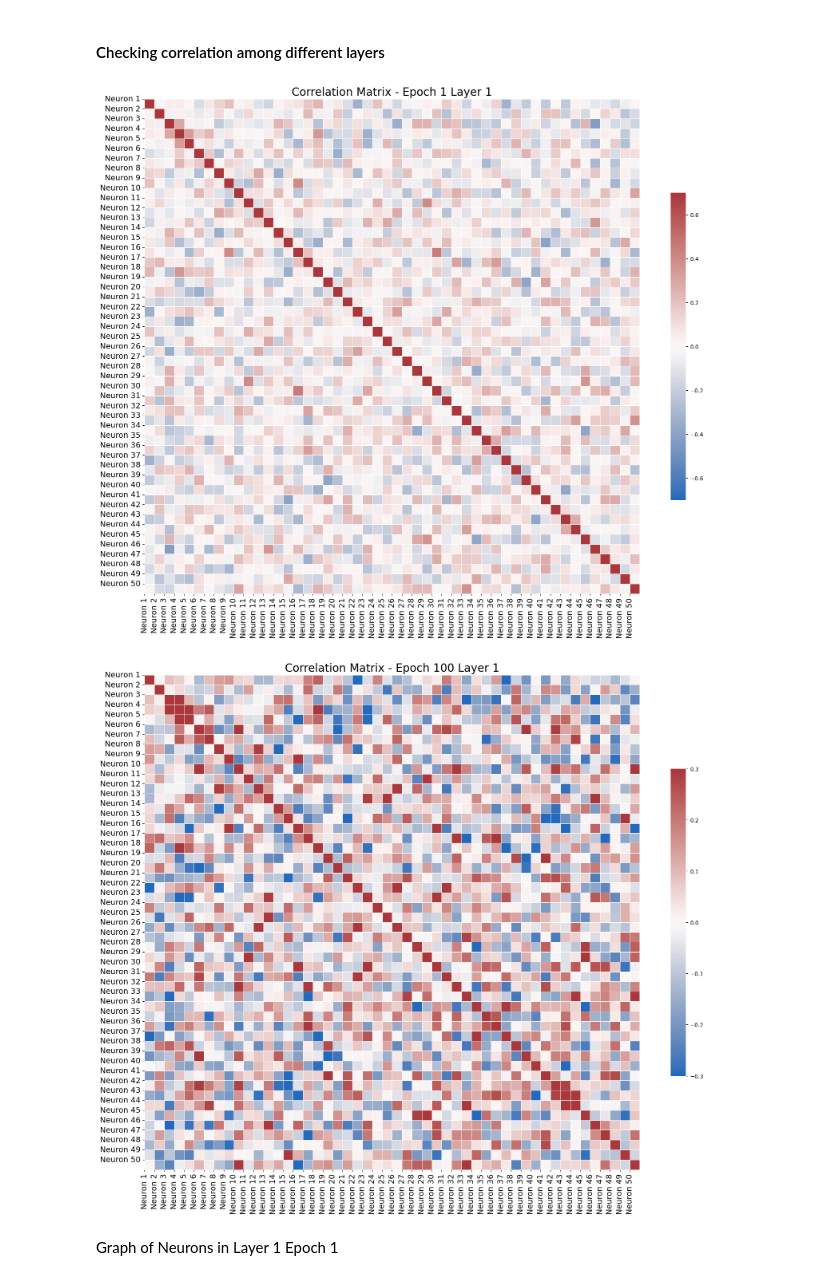
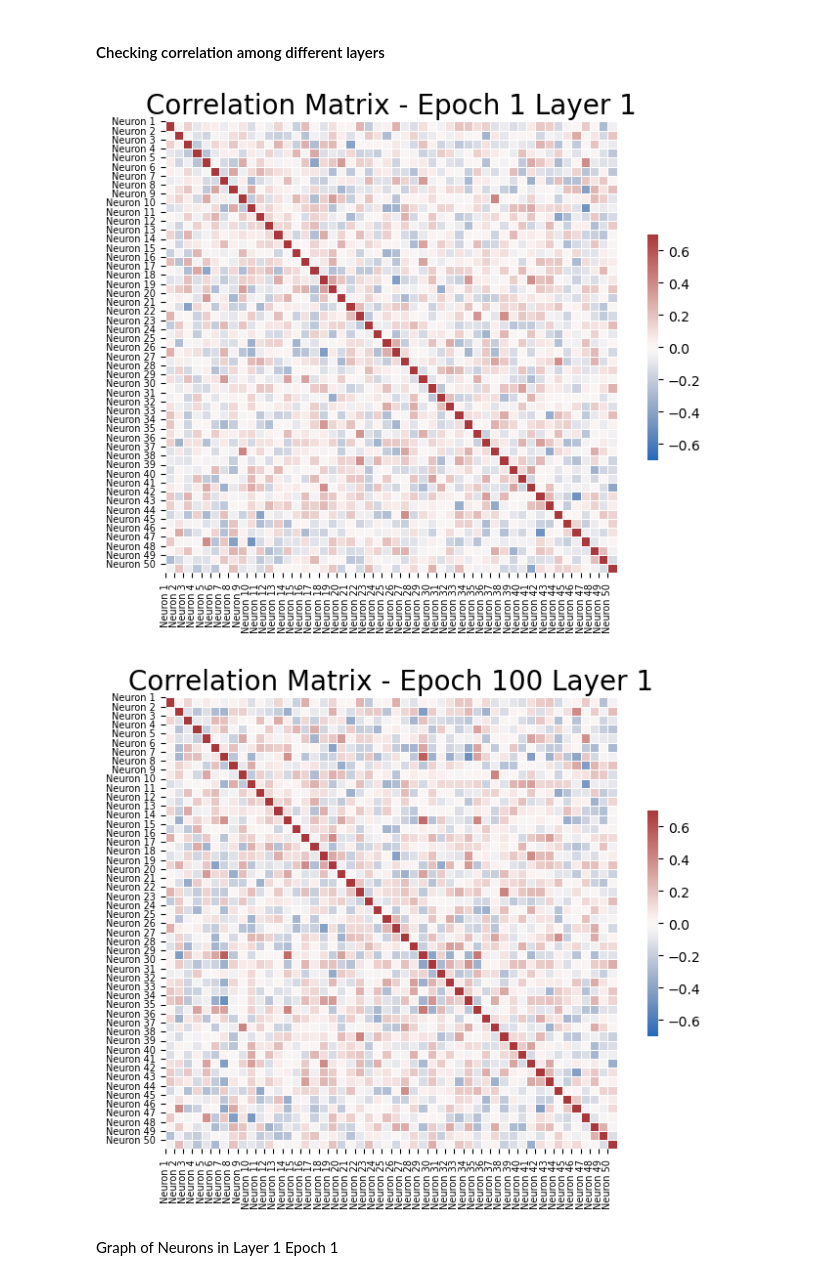
Before and after one commit to Snehbhandari/Thesis-Work, a Jupyter notebook: Code/weight_extraction_file1-Copy1-Graphs-Correcting Modularity Code - 3 layers - 50 neurons.ipynb, the cells around one changed output. Saved outputs shown, nothing was run; the diff lists cells and outputs as text; code cells hidden in the pictures.

```diff
--- a/Code/weight_extraction_file1-Copy1-Graphs-Correcting Modularity Code - 3 layers - 50 neurons.ipynb
+++ b/Code/weight_extraction_file1-Copy1-Graphs-Correcting Modularity Code - 3 layers - 50 neurons.ipynb
@@ -16,7 +16,7 @@ import networkx as nx
 df = pd.DataFrame()
 f = yf.download(tickers = "RELIANCE.NS",
                        start = '2022-01-01',
-                       end = '2022-06-01',)
+                       end = '2023-01-01',)
 
 #df = f[[("Adj Close", s) for s in list_of_stocks]]
 df = f[["Adj Close"]]
@@ -202,7 +201,7 @@ new_df01 = [df01, df02, df03]
 df_layer = pd.concat(new_df01, axis = 1, keys = ["L1", "L2", "L3"])
 # %%
 cor_mat01 = df01.corr() # correlations
-f, ax = plt.subplots(figsize = (20,20)) # figure
+f, ax = plt.subplots(figsize = (8,6)) # figure
 cmap = sns.color_palette("vlag", as_cmap = True) # colour
 sns.heatmap(
     cor_mat01, # correlations
@@ -214,11 +213,11 @@ sns.heatmap(
     linewidth = .5, # width of lines that divide cells
     cbar_kws = {"shrink": .5}
 )
-plt.xticks(range(df01.select_dtypes(['number']).shape[1]), df01.select_dtypes(['number']).columns, fontsize=14, rotation=90)
-plt.yticks(range(df01.select_dtypes(['number']).shape[1]), df01.select_dtypes(['number']).columns, fontsize=14)
+plt.xticks(range(df01.select_dtypes(['number']).shape[1]), df01.select_dtypes(['number']).columns, fontsize=7, rotation=90)
+plt.yticks(range(df01.select_dtypes(['number']).shape[1]), df01.select_dtypes(['number']).columns, fontsize=7)
 plt.title('Correlation Matrix - Epoch 1 Layer 1', fontsize=20);
 # %% [output]
-[figure, old version]
+[figure, new version]
 # %%
 n = 99 # weights for n+1th epoch
 # hidden layer 1
@@ -226,23 +225,23 @@ df99 = pd.DataFrame(cbk2.weights[n], index = index_neuron , columns = weights_ne
 df99 = df99.transpose()
 # %%
 cor_mat = df99.corr() # correlations
-f, ax = plt.subplots(figsize = (20,20)) # figure
+f, ax = plt.subplots(figsize = (8,6)) # figure
 cmap = sns.color_palette("vlag", as_cmap = True) # colour
 sns.heatmap(
     cor_mat, # correlations
     cmap = cmap, # colour
     #annot = True, # show values in cells?
-    vmax = 0.3, # max value on legend, >= .7 will be same color
-    vmin = -0.3, # min value on the legend, <= .7 will be same color
+    vmax = 0.7, # max value on legend, >= .7 will be same color
+    vmin = -0.7, # min value on the legend, <= .7 will be same color
     square = True, # Force cells to be square
     linewidth = .5, # width of lines that divide cells
     cbar_kws = {"shrink": .5}
 )
-plt.xticks(range(df99.select_dtypes(['number']).shape[1]), df99.select_dtypes(['number']).columns, fontsize=14, rotation=90)
-plt.yticks(range(df99.select_dtypes(['number']).shape[1]), df99.select_dtypes(['number']).columns, fontsize=14)
+plt.xticks(range(df99.select_dtypes(['number']).shape[1]), df99.select_dtypes(['number']).columns, fontsize=7, rotation=90)
+plt.yticks(range(df99.select_dtypes(['number']).shape[1]), df99.select_dtypes(['number']).columns, fontsize=7)
 plt.title('Correlation Matrix - Epoch 100 Layer 1', fontsize=20);
 # %% [output]
-[figure, old version]
+[figure, new version]
 # %% [markdown]
 Graph of Neurons in Layer 1 Epoch 1
 # %% [markdown]
```
Also changed, not shown: parts of 19 cells of this notebook.
